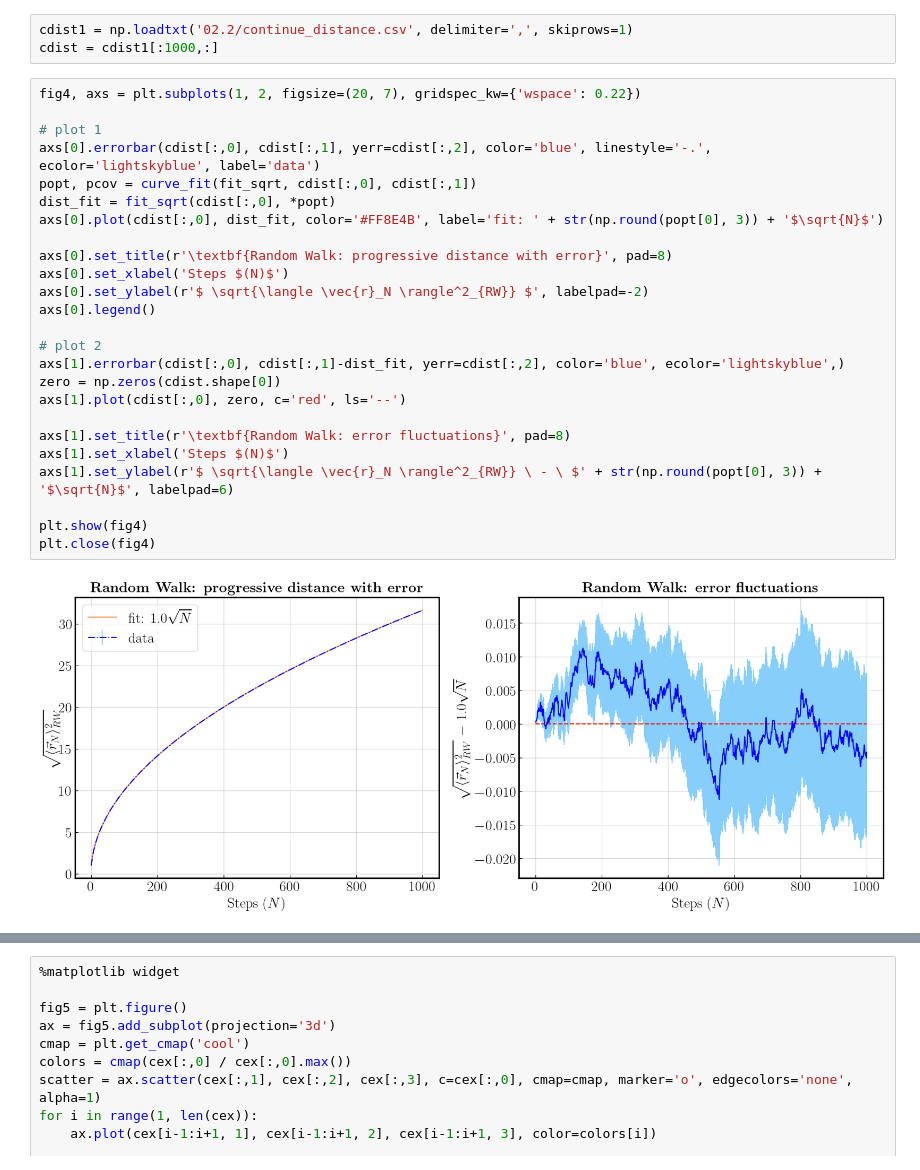
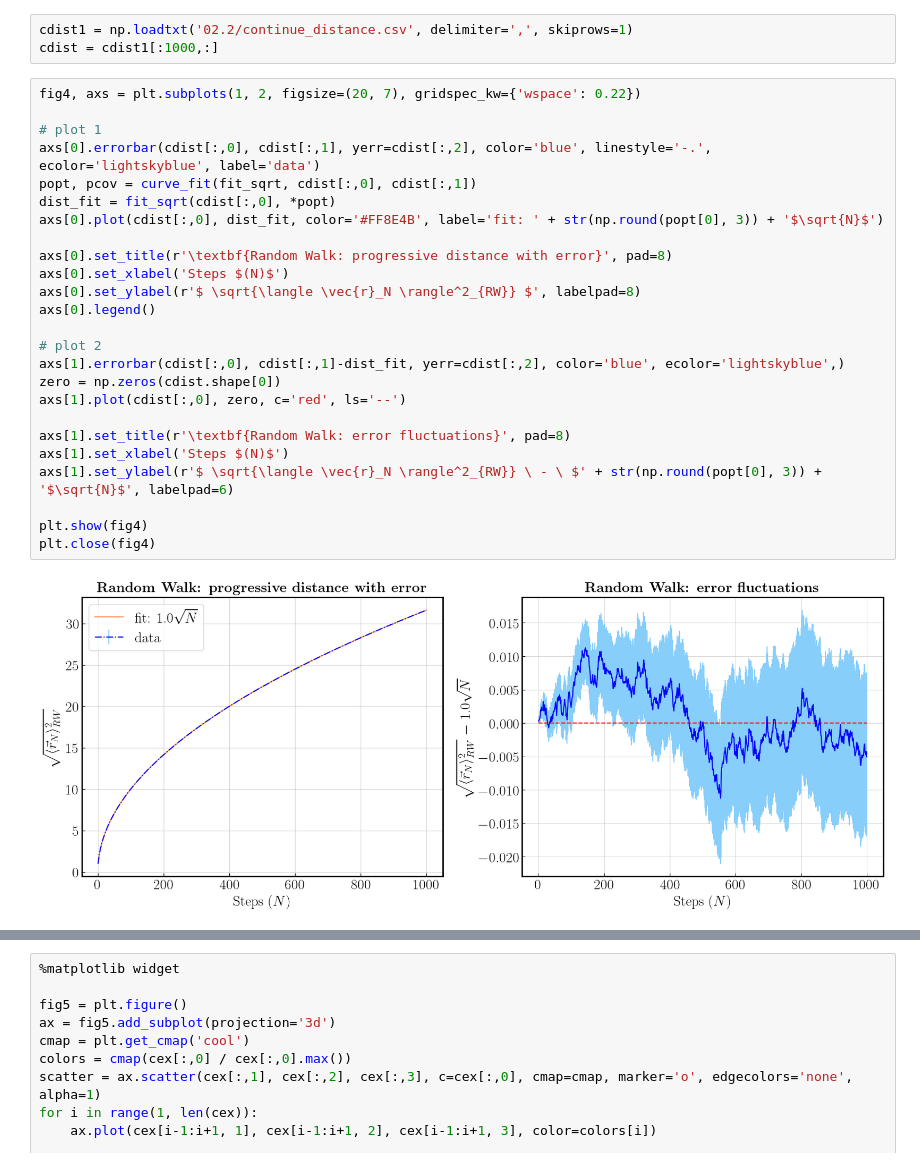
Before and after one commit to ste-cartu/Numerical-Simulation-Laboratory, a Jupyter notebook: Exercise_02/Exercise_02.ipynb, the cells around one changed output, grey strips where cells are left out. Drawn from its saved outputs; the diff is of its cells as text.

```diff
--- a/Exercise_02/Exercise_02.ipynb
+++ b/Exercise_02/Exercise_02.ipynb
@@ -148,30 +148,30 @@ cdist = cdist1[:1000,:]
 # %%
 fig4, axs = plt.subplots(1, 2, figsize=(20, 7), gridspec_kw={'wspace': 0.22})
 
 # plot 1
 axs[0].errorbar(cdist[:,0], cdist[:,1], yerr=cdist[:,2], color='blue', linestyle='-.', ecolor='lightskyblue', label='data')
 popt, pcov = curve_fit(fit_sqrt, cdist[:,0], cdist[:,1])
 dist_fit = fit_sqrt(cdist[:,0], *popt)
 axs[0].plot(cdist[:,0], dist_fit, color='#FF8E4B', label='fit: ' + str(np.round(popt[0], 3)) + '$\sqrt{N}$')
 
 axs[0].set_title(r'\textbf{Random Walk: progressive distance with error}', pad=8)
 axs[0].set_xlabel('Steps $(N)$')
-axs[0].set_ylabel(r'$ \sqrt{\langle \vec{r}_N \rangle^2_{RW}} $', labelpad=-2)
+axs[0].set_ylabel(r'$ \sqrt{\langle \vec{r}_N \rangle^2_{RW}} $', labelpad=8)
 axs[0].legend()
 
 # plot 2
 axs[1].errorbar(cdist[:,0], cdist[:,1]-dist_fit, yerr=cdist[:,2], color='blue', ecolor='lightskyblue',)
 zero = np.zeros(cdist.shape[0])
 axs[1].plot(cdist[:,0], zero, c='red', ls='--')
 
 axs[1].set_title(r'\textbf{Random Walk: error fluctuations}', pad=8)
 axs[1].set_xlabel('Steps $(N)$')
 axs[1].set_ylabel(r'$ \sqrt{\langle \vec{r}_N \rangle^2_{RW}} \ - \ $' + str(np.round(popt[0], 3)) + '$\sqrt{N}$', labelpad=6)
 
 plt.show(fig4)
 plt.close(fig4)
 # %% [output]
-[figure, old version]
+[figure, new version]
 # %%
 cex1 = np.loadtxt('02.2/continue_example.csv', delimiter=',', skiprows=1)
 cex = cex1[:1000,:]
```
Also changed, not shown: parts of 2 cells of this notebook.
